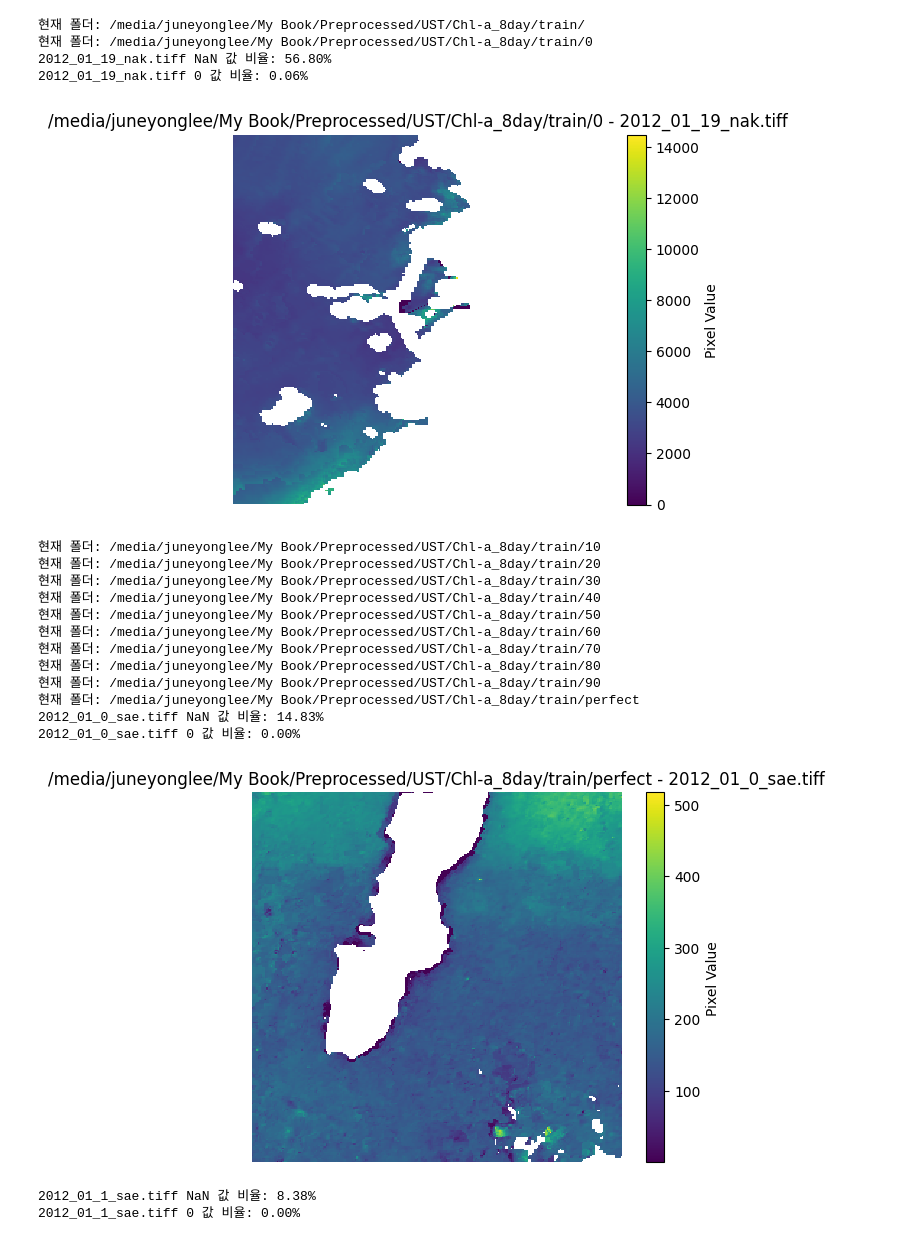
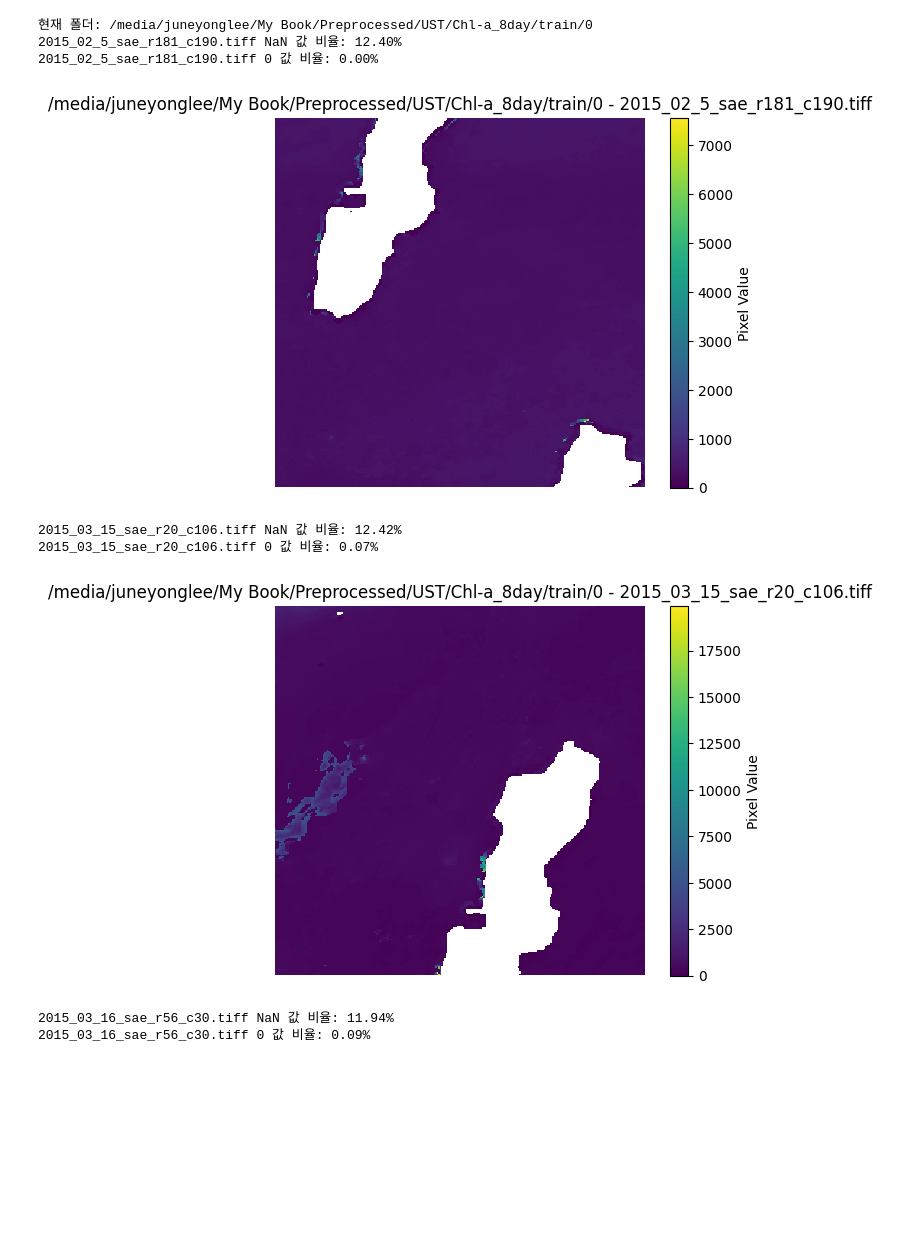
Before and after one commit to yousirong/marine_satellite_image_restoration, a Jupyter notebook: Notebook/2. visualize chl-a.ipynb, the cells around one changed output. Drawn from its saved outputs; the diff is of its cells as text; code cells hidden in the pictures; blank space fills up the shorter version.

```diff
--- a/Notebook/2. visualize chl-a.ipynb
+++ b/Notebook/2. visualize chl-a.ipynb
@@ -22,7 +22,7 @@ import matplotlib.pyplot as plt
 from matplotlib.colors import ListedColormap
 
 # 최상위 디렉토리 경로 설정
-root_directory = "/media/juneyonglee/My Book/Preprocessed/UST/Chl-a_8day/train/"
+root_directory = "/media/juneyonglee/My Book/Preprocessed/UST/Chl-a_8day/train/90"
 
 # 사용자 정의 컬러맵 생성 (해양 데이터용)
 def create_custom_cmap():
@@ -55,49 +55,38 @@ for dirpath, dirnames, filenames in os.walk(root_directory):
             nan_count = np.count_nonzero(np.isnan(img_ocean))
             total_pixels = img_ocean.shape[0] * img_ocean.shape[1]
             nan_ratio = (nan_count / total_pixels) * 100
 
             # 0 값 비율 계산
             zero_count = np.count_nonzero(img_ocean == 0)
             zero_ratio = (zero_count / total_pixels) * 100
 
             print(f"{filename} NaN 값 비율: {nan_ratio:.2f}%")
             print(f"{filename} 0 값 비율: {zero_ratio:.2f}%")
 
             # 해양 데이터 시각화 (육지 부분은 NaN으로 표시되지 않음)
             plt.imshow(img_ocean, cmap=custom_cmap, interpolation='none')
             plt.axis('off')  # 축 제거
             plt.colorbar(label='Pixel Value')  # 컬러맵 바 추가
             plt.title(f"{dirpath} - {filename}")  # 폴더 경로와 파일명 출력
 
             # 육지(999) 부분을 빨간색으로 오버레이
             land_mask = (img == 999)
             # plt.imshow(land_mask, cmap=ListedColormap(['red']), interpolation='none', alpha=0.6)
 
             plt.show()  # 각 이미지별로 별도 창으로 보여줌
 
             image_count += 1  # 이미지 카운터 증가
             if image_count >= max_images:  # 최대 이미지 수에 도달하면 종료
                 break
     if image_count >= max_images:  # 상위 루프에서도 종료
         break
 # %% [output]
-현재 폴더: /media/juneyonglee/My Book/Preprocessed/UST/Chl-a_8day/train/
 현재 폴더: /media/juneyonglee/My Book/Preprocessed/UST/Chl-a_8day/train/0
-2012_01_19_nak.tiff NaN 값 비율: 56.80%
-2012_01_19_nak.tiff 0 값 비율: 0.06%
+2015_02_5_sae_r181_c190.tiff NaN 값 비율: 12.40%
+2015_02_5_sae_r181_c190.tiff 0 값 비율: 0.00%
-[figure, old version]
+[figure, new version]
-현재 폴더: /media/juneyonglee/My Book/Preprocessed/UST/Chl-a_8day/train/10
-현재 폴더: /media/juneyonglee/My Book/Preprocessed/UST/Chl-a_8day/train/20
-현재 폴더: /media/juneyonglee/My Book/Preprocessed/UST/Chl-a_8day/train/30
-현재 폴더: /media/juneyonglee/My Book/Preprocessed/UST/Chl-a_8day/train/40
-현재 폴더: /media/juneyonglee/My Book/Preprocessed/UST/Chl-a_8day/train/50
-현재 폴더: /media/juneyonglee/My Book/Preprocessed/UST/Chl-a_8day/train/60
-현재 폴더: /media/juneyonglee/My Book/Preprocessed/UST/Chl-a_8day/train/70
-현재 폴더: /media/juneyonglee/My Book/Preprocessed/UST/Chl-a_8day/train/80
-현재 폴더: /media/juneyonglee/My Book/Preprocessed/UST/Chl-a_8day/train/90
-현재 폴더: /media/juneyonglee/My Book/Preprocessed/UST/Chl-a_8day/train/perfect
-2012_01_0_sae.tiff NaN 값 비율: 14.83%
-2012_01_0_sae.tiff 0 값 비율: 0.00%
+2015_03_15_sae_r20_c106.tiff NaN 값 비율: 12.42%
+2015_03_15_sae_r20_c106.tiff 0 값 비율: 0.07%
-[figure, old version]
+[figure, new version]
-2012_01_1_sae.tiff NaN 값 비율: 8.38%
-2012_01_1_sae.tiff 0 값 비율: 0.00%
+2015_03_16_sae_r56_c30.tiff NaN 값 비율: 11.94%
+2015_03_16_sae_r56_c30.tiff 0 값 비율: 0.09%
```
Also changed, not shown: parts of 1 cell of this notebook, 1 other file.
